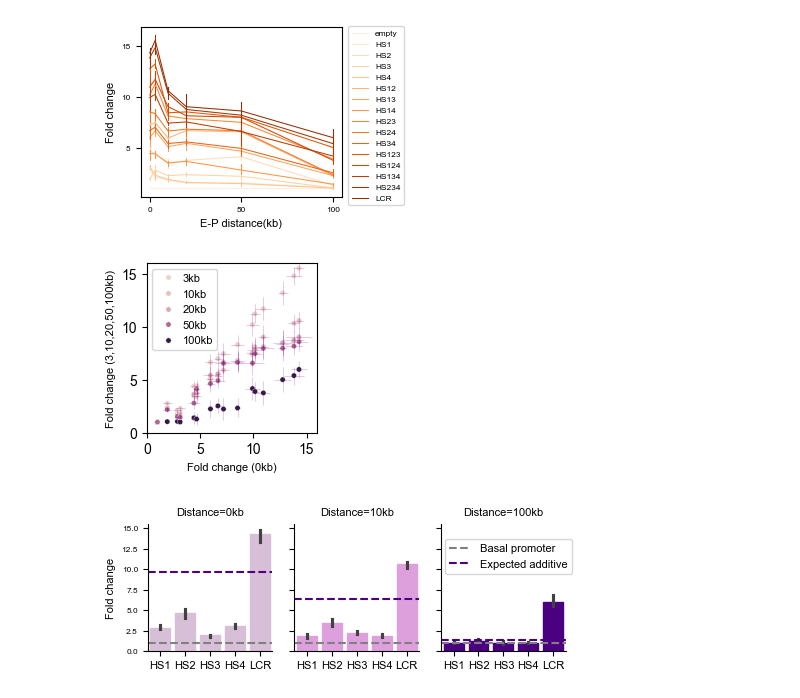
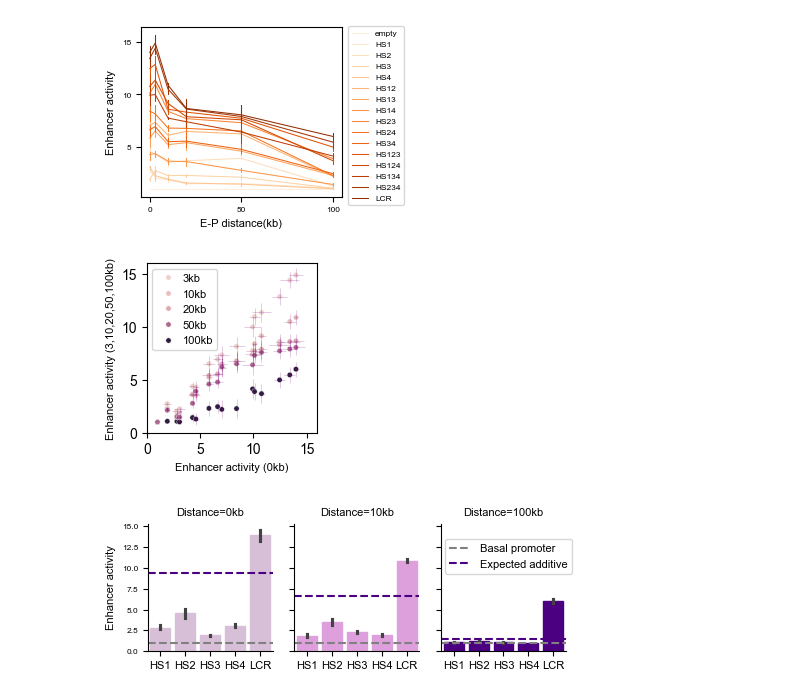
Before and after one commit to yaweiwu233/long-range-MPRA, a Jupyter notebook: scripts/03_enhancer_synergy_analysis.ipynb, the cells around one changed output. Drawn from its saved outputs; the diff is of its cells as text; code cells hidden in the pictures.

```diff
--- a/scripts/03_enhancer_synergy_analysis.ipynb
+++ b/scripts/03_enhancer_synergy_analysis.ipynb
@@ -84,7 +84,7 @@ LP
 Name: rBC, dtype: int64
 # %%
 ## Filter rBCs with too few read counts, or with template switching
-s=1
+s=20
 filtered_datas = []
 for data in all_datas:
     filtered_datas.append(data[data["sum"]>s].reset_index(drop=True).sort_values(by="sum", ascending=False).drop_duplicates(subset=["rBC", "CRE"], keep="first"))
@@ -199,35 +199,35 @@ plt.legend(loc='upper left', bbox_to_anchor=(1.01,1.03), fontsize=6, ncol=1)
 plt.xticks(fontsize=6)
 plt.yticks(fontsize=6)
 plt.xlabel("E-P distance(kb)", fontsize=8)
-plt.ylabel("Fold change", fontsize=8)
+plt.ylabel("Enhancer activity", fontsize=8)
 plt.savefig(figure_folder+"all_enhancers_curves.svg", dpi=300)
 # %% [output]
-[figure, old version]
+[figure, new version]
 # %%
 ## Plot long-range activities against 0kb strength for all library members (Figure 3D)
 
 merged_CREs_grouped = merged_CREs.groupby(["CRE","LP", "distance"])[["initial","norm_exp"]].mean().reset_index()
 merged_CREs_grouped_err = merged_CREs.groupby(["CRE","LP", "distance"])[["initial", "norm_exp"]].std().reset_index()
 merged_CREs_grouped = pd.merge(merged_CREs_grouped, merged_CREs_grouped_err, on=["CRE", "LP", "distance"])
 merged_CREs_grouped.columns = ["CRE", "LP", "distance", "initial", "norm_exp", "initial_err", "norm_exp_err"]
 
 plt.figure(figsize=(2.2, 2.2))
 plt.errorbar(merged_CREs_grouped[merged_CREs_grouped["LP"].isin(["3kb", "10kb", "20kb", "50kb", "100kb"])]["initial"], merged_CREs_grouped[merged_CREs_grouped["LP"].isin(["3kb", "10kb",  "20kb", "50kb", "100kb"])]["norm_exp"], merged_CREs_grouped[merged_CREs_grouped["LP"].isin(["3kb", "10kb",  "20kb", "50kb", "100kb"])]["initial_err"],merged_CREs_grouped[merged_CREs_grouped["LP"].isin(["3kb", "10kb",  "20kb", "50kb", "100kb"])]["norm_exp_err"], ls="none", color="purple", alpha=0.2, linewidth=0.75)
 sns.scatterplot(merged_CREs_grouped[merged_CREs_grouped["LP"].isin(["3kb", "10kb", "20kb", "50kb",  "100kb"])], x="initial", y="norm_exp", hue="distance", s=15)
 
 # Update legend labels
 legend_labels = ['3kb', '10kb',  "20kb", "50kb", '100kb']
 handles, _ = plt.gca().get_legend_handles_labels()
 plt.legend(handles, legend_labels, fontsize=8, handletextpad=0.3)
 
 
-plt.xlabel("Fold change (0kb)", fontsize=8)
-plt.ylabel("Fold change (3,10,20,50,100kb)", fontsize=8)
+plt.xlabel("Enhancer activity (0kb)", fontsize=8)
+plt.ylabel("Enhancer activity (3,10,20,50,100kb)", fontsize=8)
 plt.xlim(0,16)
 plt.ylim(0,16)
 plt.savefig(figure_folder+"activity_strength_all_distances.svg", dpi=300)
 # %% [output]
-[figure, old version]
+[figure, new version]
 # %%
 ## Generate a colormap for distances
 
@@ -276,7 +276,7 @@ for ax, col in zip(g.axes.flat, g.col_names):
     ax.axhline(1, linestyle="--", color="grey", label="Basal activity")
     ax.axhline(additives[col]["LCR"], linestyle="--", color="indigo", label="Expected additive")
     ax.set_xlabel("")
-    ax.set_ylabel("Fold change", fontsize=8)
+    ax.set_ylabel("Enhancer activity", fontsize=8)
     ax.tick_params(axis="x", labelsize=8)
     ax.tick_params(axis="y", labelsize=6)
     ax.set_title(f"Distance={col}", fontsize=8)
@@ -290,6 +290,6 @@ plt.savefig(figure_folder+"LCR_synergy.svg", dpi=300)
 
 pass
 # %% [output]
-[figure, old version]
+[figure, new version]
 # %%
 ## Divide enhancers into groups based on the number of HSs (Figure 3C)
```
Also changed, not shown: parts of 7 cells of this notebook, 43 other files.
